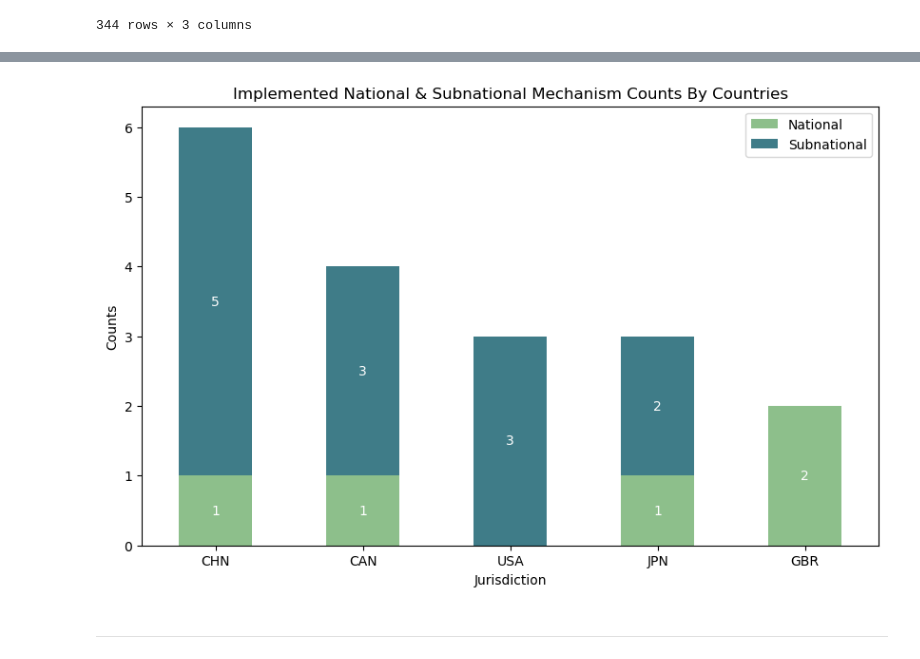
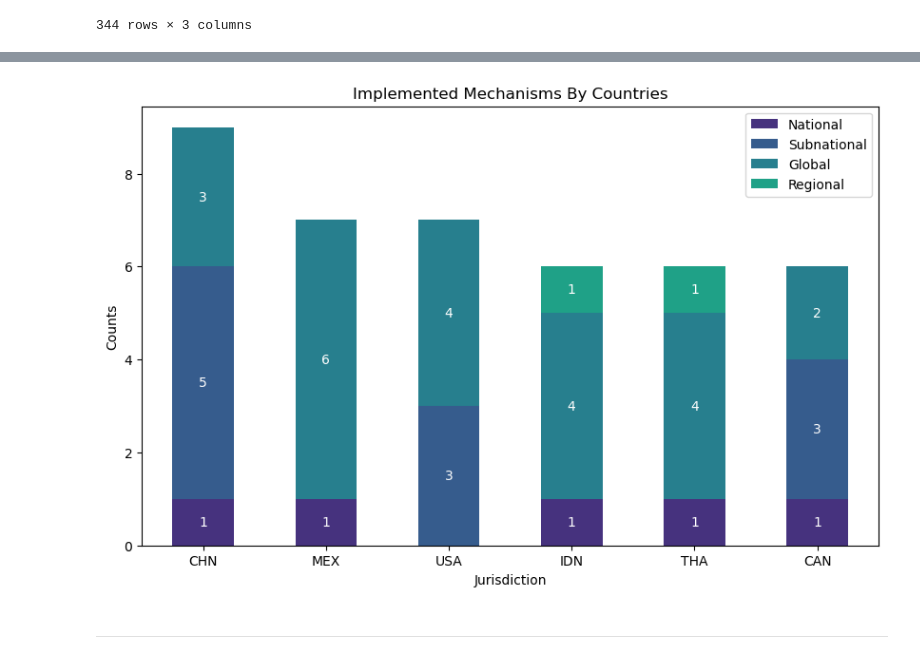
Before and after one commit to harperh0/carbon_trading, a Jupyter notebook: carbon.ipynb, the cells around one changed output, grey strips where cells are left out. Saved outputs shown, nothing was run; the diff lists cells and outputs as text; code cells hidden in the pictures.

```diff
--- a/carbon.ipynb
+++ b/carbon.ipynb
@@ -2095,0 +2076,3 @@ ISO codes present in DataFrame but not in country_iso_mapping:
+# %%
+blank_iso_rows = scope_iso[scope_iso['ISO'] == '']
+blank_iso_rows
@@ -2095,0 +2092,4 @@ ISO codes present in DataFrame but not in country_iso_mapping:
+# %%
+iso_values = [None, 'ECU', 'EGY', None, 'IND', None, 'IDN', 'MEX', 'ESP', 'VNM', None]
+scope_iso.loc[blank_iso_rows.index, 'ISO'] = iso_values
+scope_iso
@@ -2097,16 +2111,6 @@ ISO codes present in DataFrame but not in country_iso_mapping:
 # 修改台灣名稱
 country_iso_mapping['Taiwan'] = country_iso_mapping.pop('Taiwan, Province of China')
 # %%
-iso_split = df['ISO'].str.split(', ')
-scope_iso = pd.DataFrame({
-    'Mechanism': df['Mechanism'].repeat(iso_split.str.len()),
-    'Scope': df['Scope'].repeat(iso_split.str.len()),
-    'ISO': [iso for sublist in iso_split for iso in sublist]
-})
-
-# reset index
-scope_iso.reset_index(drop=True, inplace=True)
-
 # 計算各國參與機制數
 country_counts = scope_iso['ISO'].value_counts().to_dict()
 
@@ -2243,0 +2217,10 @@ dtype: int64
+# %%
+national_counts = scope_iso.query("Scope == 'National'").groupby('ISO').size()
+subnational_counts = scope_iso.query("Scope == 'Subnational'").groupby('ISO').size()
+global_counts = scope_iso.query("Scope == 'Global'").groupby('ISO').size()
+regional_counts = scope_iso.query("Scope == 'Regional'").groupby('ISO').size()
+
+print(national_counts)
+print(subnational_counts)
+print(global_counts)
+print(regional_counts )
@@ -2244,39 +2245,37 @@ dtype: int64
 # %%
-# 合併 National 和 Subnational 資料
-merged_counts = pd.concat([national_counts, subnational_counts], axis=1)
-merged_counts.columns = ['National', 'Subnational']
-
-# # 替換'United States of America'為'United States'
-# merged_counts.rename(index={'United States of America': 'United States'}, inplace=True)
+merged_counts = pd.concat([national_counts, subnational_counts, global_counts, regional_counts], axis=1)
+merged_counts.columns = ['National', 'Subnational', 'Global', 'Regional']
 
 # 計算每個jurisdiction的總數量並排序
 merged_counts['Total'] = merged_counts.sum(axis=1)  # 計算總數量
 merged_counts = merged_counts.sort_values(by='Total', ascending=False)
-erged_counts = merged_counts.head(5)
+merged_counts = merged_counts.head(6)
+
+colors = sns.color_palette('viridis', len(merged_counts))
 
 # 提取索引中的國家名稱作為 x 軸標籤
 countries = merged_counts.index.get_level_values(0)
 
-ax = merged_counts.head(5).drop(columns='Total').plot(kind='bar', stacked=True, figsize=(10, 6), color=['#8dbf8b', '#3F7C88'])
+ax = merged_counts.drop(columns='Total').plot(kind='bar', stacked=True, figsize=(10, 6), color=colors)
 
 for p in ax.patches:
     width = p.get_width()  # width
     height = p.get_height()  # height
     x, y = p.get_xy()  # 起始點座標
     if height > 0:
         ax.annotate(f'{height:.0f}', (x + width / 2, y + height / 2), ha='center', va='center', fontsize=10, color='white')
 
 
 # 設置標籤和標題
 plt.xlabel('Jurisdiction')
 plt.ylabel('Counts')
-plt.title('Implemented National & Subnational Mechanism Counts By Countries')
+plt.title('Implemented Mechanisms By Countries')
 plt.xticks(rotation=0)
 
 # 顯示圖形
 plt.show()
 # %% [output]
-[figure, old version]
+[figure, new version]
 # %% [markdown]
 ---
 # %% [markdown]
```
Also changed, not shown: parts of 9 cells of this notebook.
